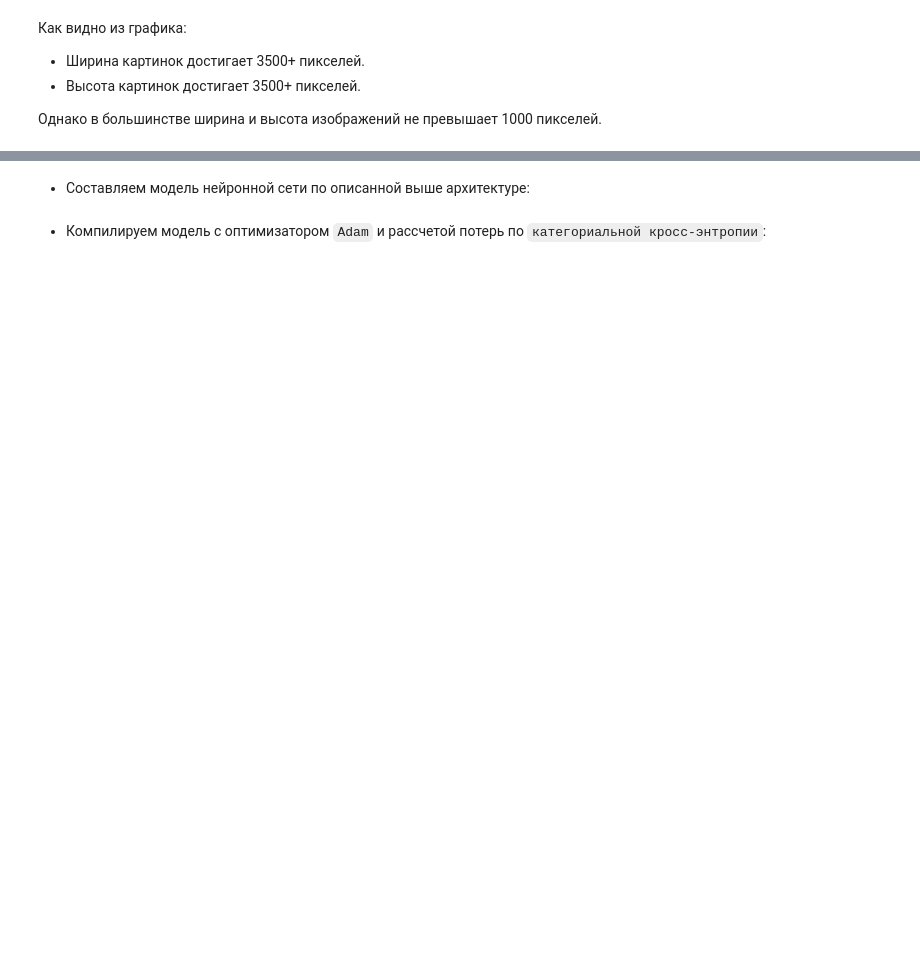
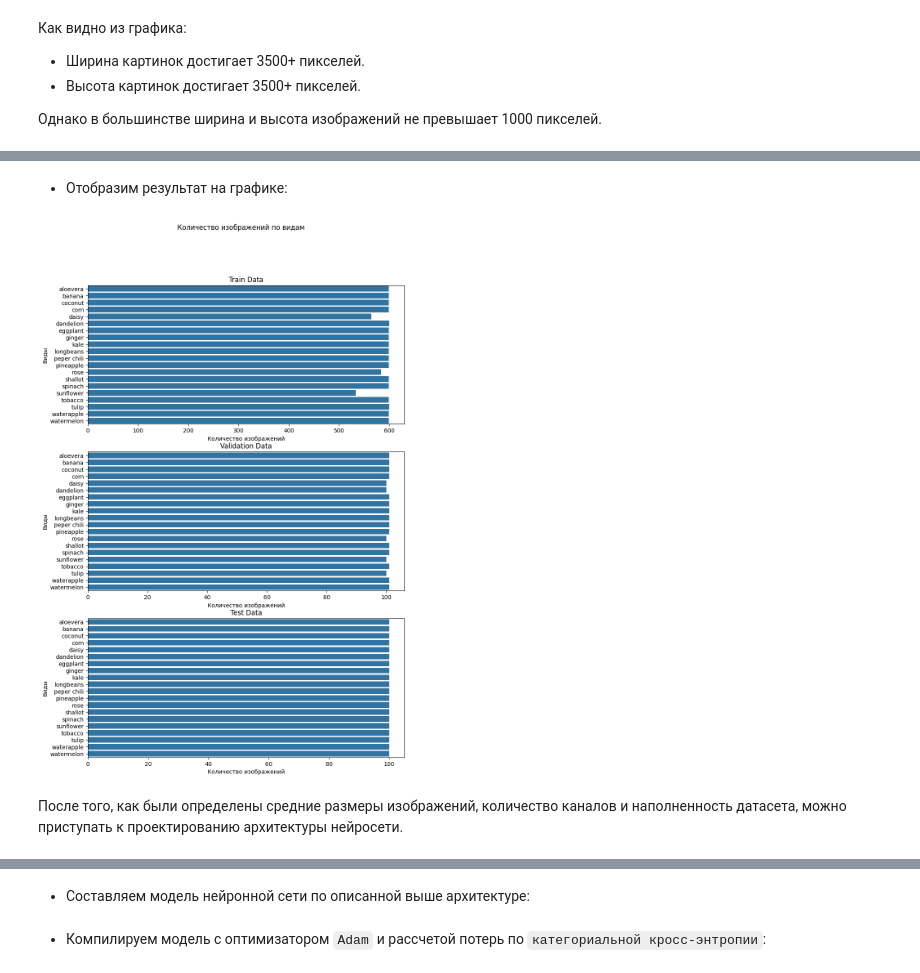
Before and after one commit to velicumsova/praktika, a Jupyter notebook: main.ipynb, the cells around one changed output, grey strips where cells are left out. Drawn from its saved outputs; the diff is of its cells as text; code cells hidden in the pictures; blank space fills up the shorter version.

```diff
--- a/main.ipynb
+++ b/main.ipynb
@@ -138,3 +151,34 @@ plt.xlabel('Количество изображений');
+# %% [markdown]
+- Отобразим результат на графике:
+# %%
+train_data = list(images_count_dict["train"].items())
+val_data = list(images_count_dict["val"].items())
+test_data = list(images_count_dict["test"].items())
+num_classes = len(train_data)
+
+fig, axes = plt.subplots(3, 1, figsize=(10, 15))
+
+sns.barplot(ax=axes[0], y=[x[0] for x in train_data], x=[x[1] for x in train_data])
+axes[0].set_title('Train Data')
+axes[0].set_xlabel('Количество изображений')
+axes[0].set_ylabel('Виды')
+
+sns.barplot(ax=axes[1], y=[x[0] for x in val_data], x=[x[1] for x in val_data])
+axes[1].set_title('Validation Data')
+axes[1].set_xlabel('Количество изображений')
+axes[1].set_ylabel('Виды')
+
+sns.barplot(ax=axes[2], y=[x[0] for x in test_data], x=[x[1] for x in test_data])
+axes[2].set_title('Test Data')
+axes[2].set_xlabel('Количество изображений')
+axes[2].set_ylabel('Виды')
+
+fig.suptitle('Количество изображений по видам')
+plt.show()
+# %% [output]
+[figure, added]
+# %% [markdown]
+После того, как были определены средние размеры изображений, количество каналов и наполненность датасета, можно приступать к проектированию архитектуры нейросети.
 # %% [markdown]
 ## Нейронная сеть
 
```
Also changed, not shown: parts of 37 cells of this notebook, 2 other files.
